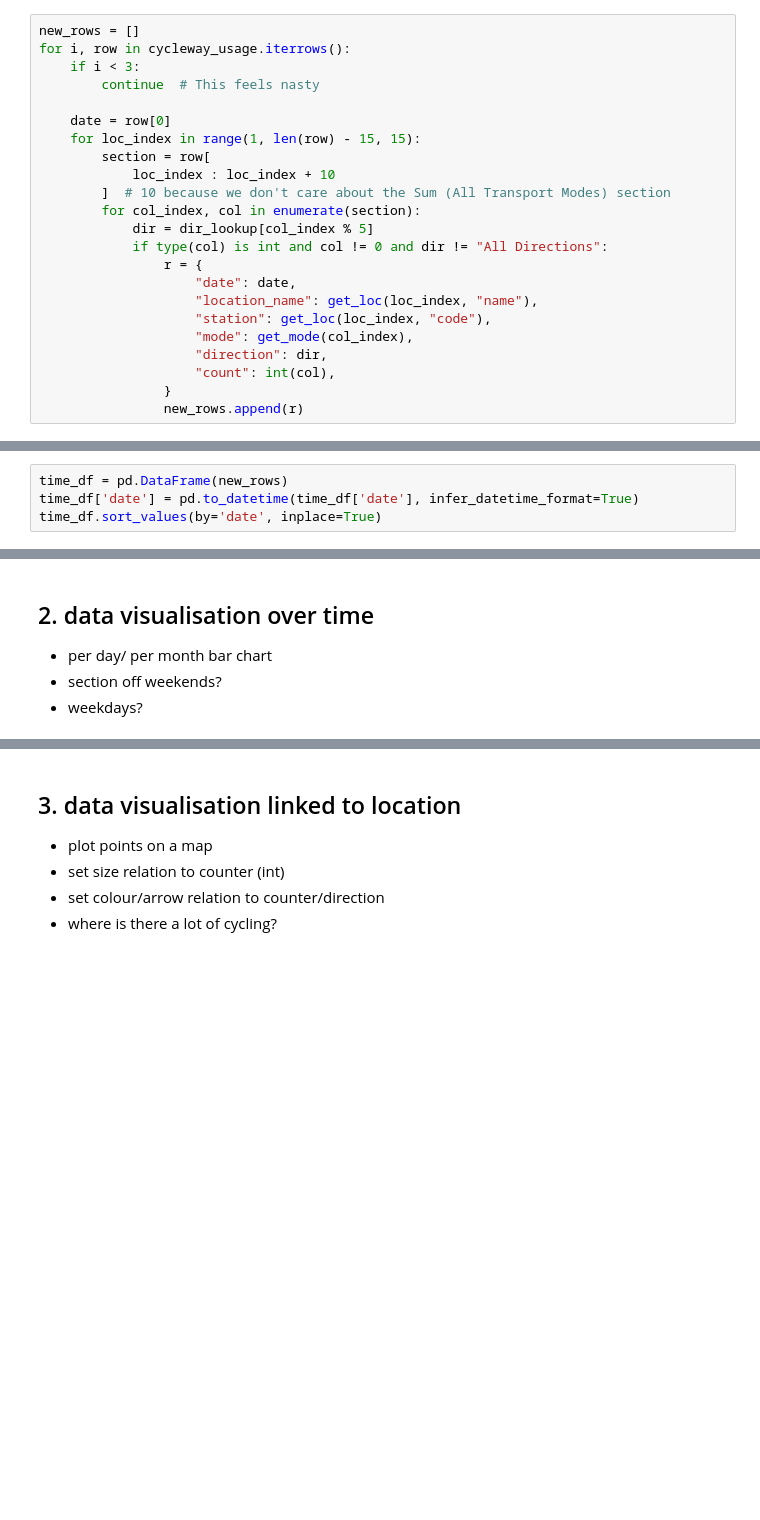
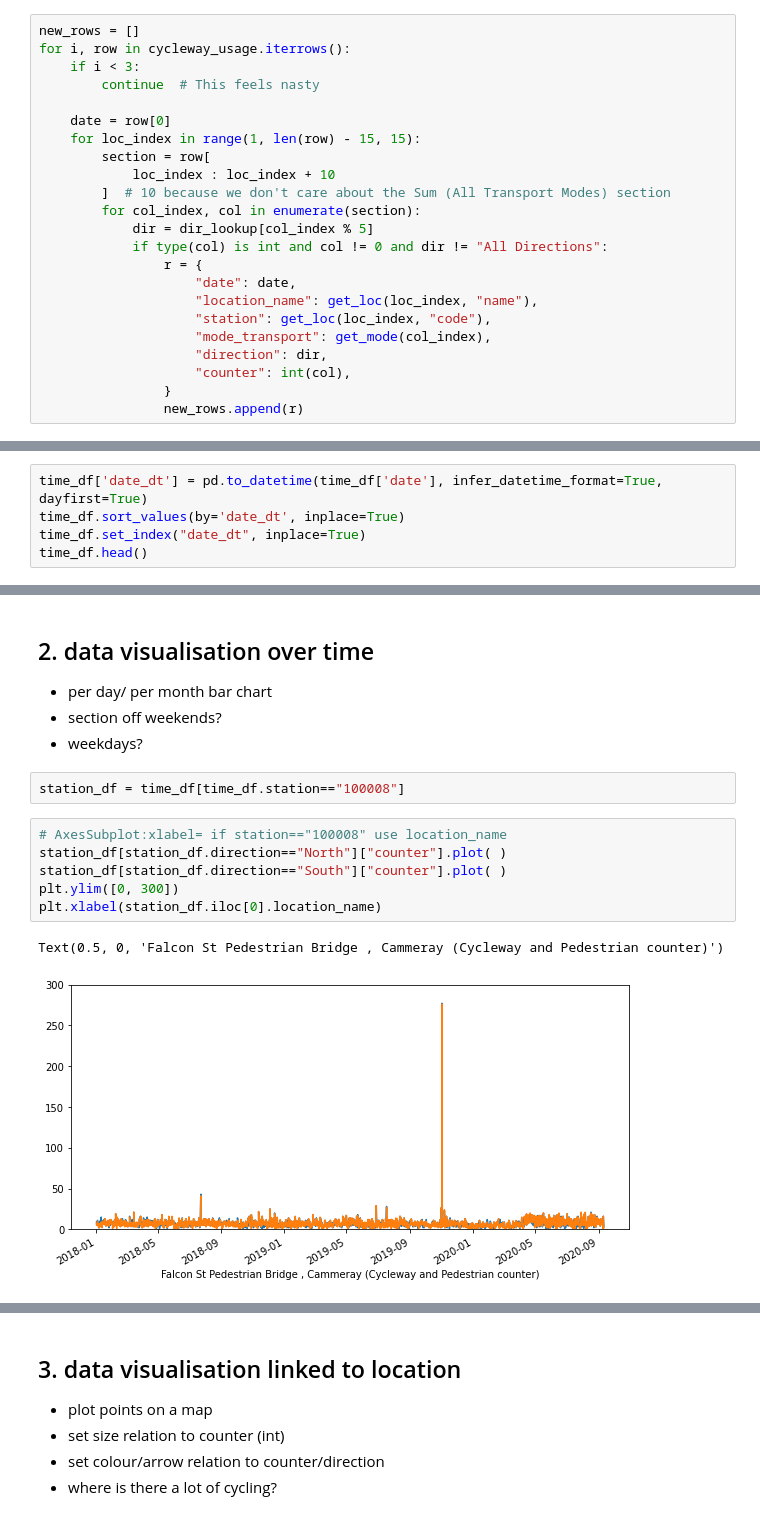
Before and after one commit to bojanasinpyjamas/data_project, a Jupyter notebook: cycleway-countsxls2018-2020.ipynb, the cells around one changed output, grey strips where cells are left out. Cells and saved outputs as stored; diff of their text form; blank space fills up the shorter version.

```diff
--- a/cycleway-countsxls2018-2020.ipynb
+++ b/cycleway-countsxls2018-2020.ipynb
@@ -73,9 +73,9 @@ for i, row in cycleway_usage.iterrows():
                     "date": date,
                     "location_name": get_loc(loc_index, "name"),
                     "station": get_loc(loc_index, "code"),
-                    "mode": get_mode(col_index),
+                    "mode_transport": get_mode(col_index),
                     "direction": dir,
-                    "count": int(col),
+                    "counter": int(col),
                 }
                 new_rows.append(r)
 # %% [markdown]
@@ -83,4 +97,5 @@ for i, row in cycleway_usage.iterrows():
 # %%
-time_df = pd.DataFrame(new_rows)
-time_df['date'] = pd.to_datetime(time_df['date'], infer_datetime_format=True)
-time_df.sort_values(by='date', inplace=True)
+time_df['date_dt'] = pd.to_datetime(time_df['date'], infer_datetime_format=True, dayfirst=True)
+time_df.sort_values(by='date_dt', inplace=True)
+time_df.set_index("date_dt", inplace=True)
+time_df.head()
@@ -104,3 +120,14 @@ time_df.head()
 * per day/ per month bar chart
 * section off weekends?
 * weekdays?
+# %%
+station_df = time_df[time_df.station=="100008"]
+# %%
+# AxesSubplot:xlabel= if station=="100008" use location_name
+station_df[station_df.direction=="North"]["counter"].plot( )
+station_df[station_df.direction=="South"]["counter"].plot( )
+plt.ylim([0, 300])
+plt.xlabel(station_df.iloc[0].location_name)
+# %% [output]
+Text(0.5, 0, 'Falcon St Pedestrian Bridge , Cammeray (Cycleway and Pedestrian counter)')
+[figure, added]
```
Also changed, not shown: parts of 8 cells of this notebook.
